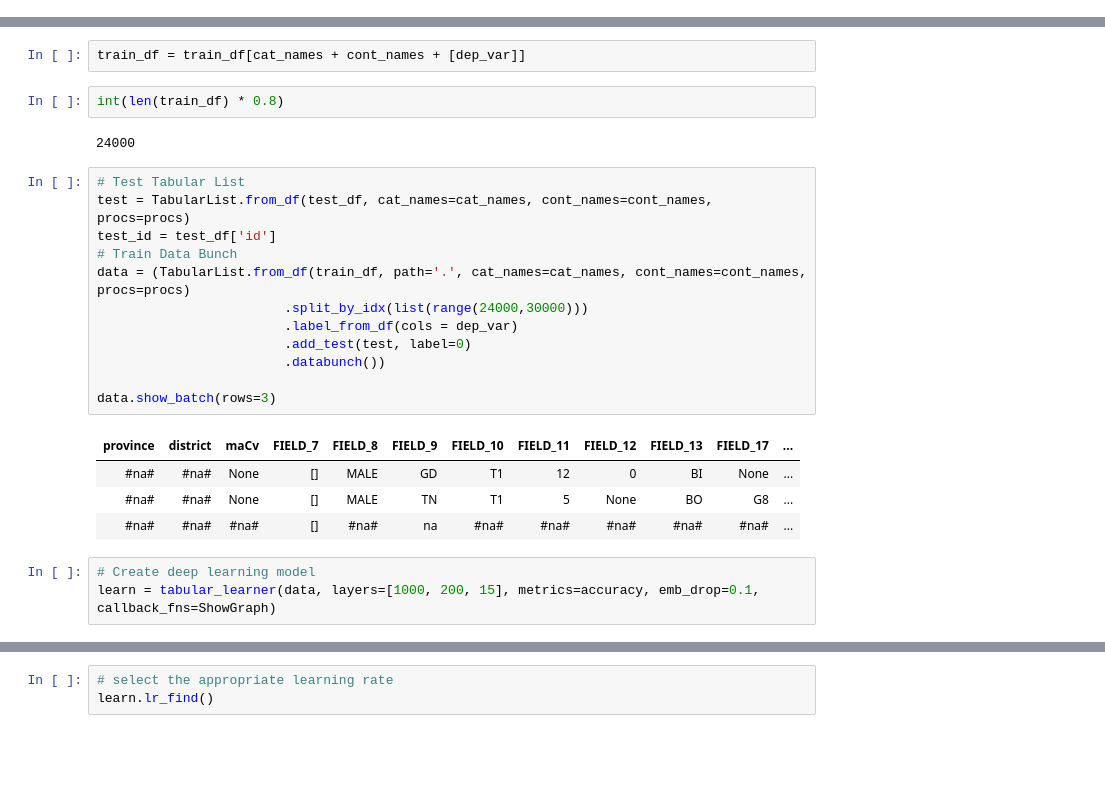
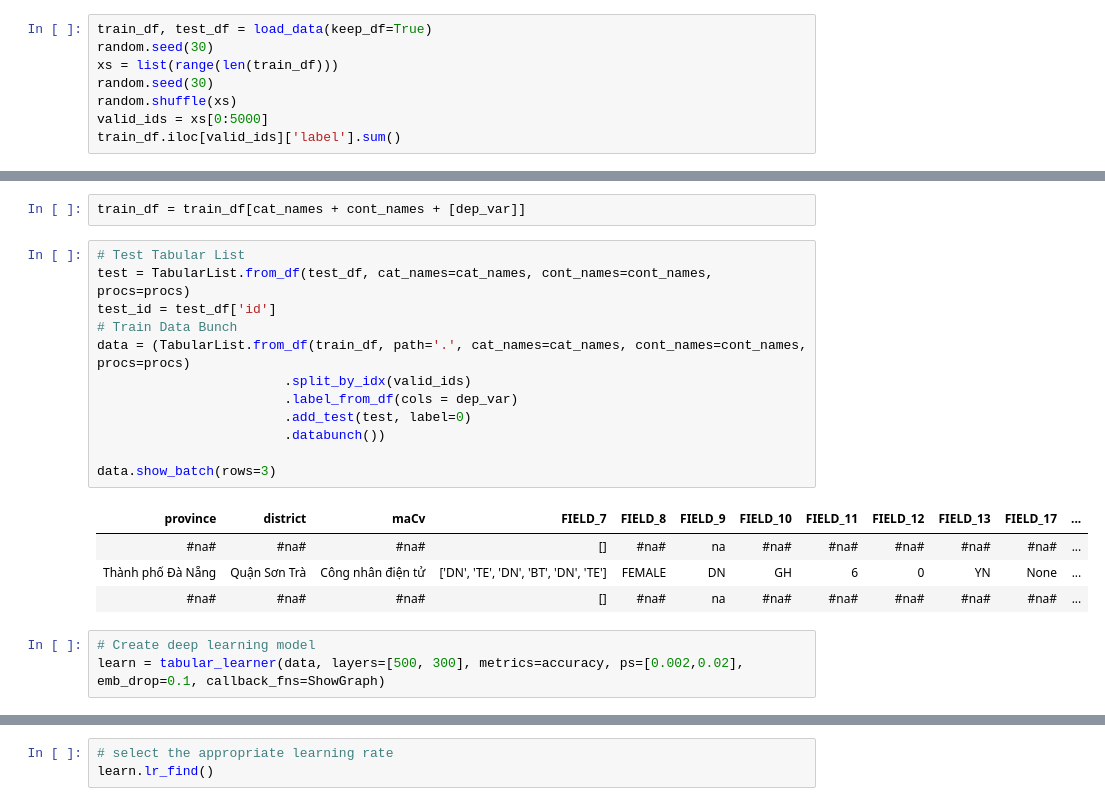
Before and after one commit to quangvu0702/credit, a Jupyter notebook: 04_fast_ai_v1.ipynb, the cells around one changed output, grey strips where cells are left out. Saved outputs shown, nothing was run; the diff lists cells and outputs as text; blank space fills up the shorter version.

```diff
--- a/04_fast_ai_v1.ipynb
+++ b/04_fast_ai_v1.ipynb
@@ -12,0 +11,8 @@ train_df, test_df = load_data(keep_df=True)
+# %%
+train_df, test_df = load_data(keep_df=True)
+random.seed(30)
+xs = list(range(len(train_df)))
+random.seed(30)
+random.shuffle(xs)
+valid_ids = xs[0:5000]
+train_df.iloc[valid_ids]['label'].sum()
@@ -33,27 +41,23 @@ cont_names = list(train_df.select_dtypes([np.number]).columns[1:])
 procs = [FillMissing, Categorify, Normalize]
 # %%
 train_df = train_df[cat_names + cont_names + [dep_var]]
-# %%
-int(len(train_df) * 0.8)
-# %% [output]
-24000
 # %%
 # Test Tabular List
 test = TabularList.from_df(test_df, cat_names=cat_names, cont_names=cont_names, procs=procs)
 test_id = test_df['id']
 # Train Data Bunch
 data = (TabularList.from_df(train_df, path='.', cat_names=cat_names, cont_names=cont_names, procs=procs)
-                        .split_by_idx(list(range(24000,30000)))
+                        .split_by_idx(valid_ids)
                         .label_from_df(cols = dep_var)
                         .add_test(test, label=0)
                         .databunch())
 
 data.show_batch(rows=3)
 # %% [output]
 | province | district | maCv | FIELD_7 | FIELD_8 | FIELD_9 | FIELD_10 | FIELD_11 | FIELD_12 | FIELD_13 | FIELD_17 | ... |
-| #na# | #na# | None | [] | MALE | GD | T1 | 12 | 0 | BI | None | ... |
-| #na# | #na# | None | [] | MALE | TN | T1 | 5 | None | BO | G8 | ... |
 | #na# | #na# | #na# | [] | #na# | na | #na# | #na# | #na# | #na# | #na# | ... |
+| Thành phố Đà Nẵng | Quận Sơn Trà | Công nhân điện tử | ['DN', 'TE', 'DN', 'BT', 'DN', 'TE'] | FEMALE | DN | GH | 6 | 0 | YN | None | ... |
+| #na# | #na# | #na# | [] | #na# | na | #na# | #na# | #na# | #na# | #na# | ... |
 # %%
 # Create deep learning model
-learn = tabular_learner(data, layers=[1000, 200, 15], metrics=accuracy, emb_drop=0.1, callback_fns=ShowGraph)
+learn = tabular_learner(data, layers=[500, 300], metrics=accuracy, ps=[0.002,0.02], emb_drop=0.1, callback_fns=ShowGraph)
```
Also changed, not shown: parts of 9 cells of this notebook.
